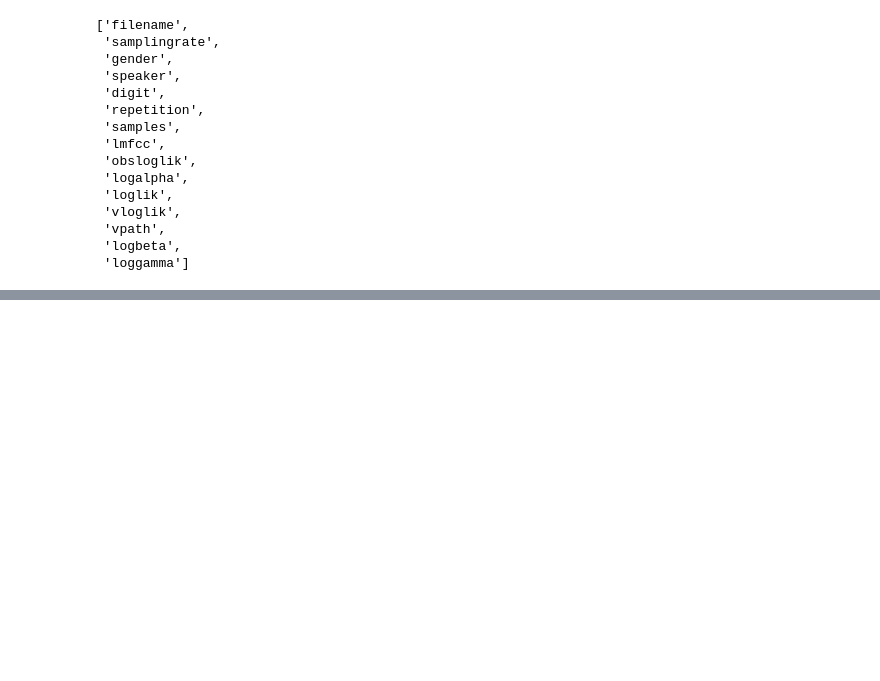
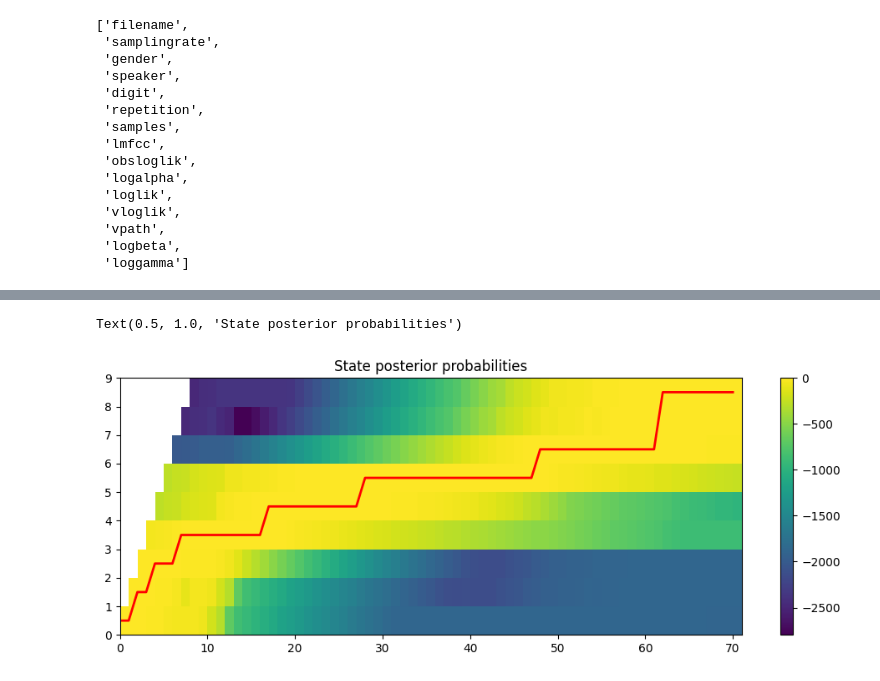
Before and after one commit to celdot/Speech_Speaker_Recognition, a Jupyter notebook: Assignements/lab2/lab2.ipynb, the cells around one changed output, grey strips where cells are left out. Saved outputs shown, nothing was run; the diff lists cells and outputs as text; code cells hidden in the pictures; blank space fills up the shorter version.

```diff
--- a/Assignements/lab2/lab2.ipynb
+++ b/Assignements/lab2/lab2.ipynb
@@ -50,0 +167,25 @@ Text(0.5, 1.0, 'HMM log-likelihood of each observation given the state')
+# %%
+def statePosteriors(log_alpha, log_beta):
+    """State posterior (gamma) probabilities in log domain.
+
+    Args:
+        log_alpha: NxM array of log forward (alpha) probabilities
+        log_beta: NxM array of log backward (beta) probabilities
+    where N is the number of frames, and M the number of states
+
+    Output:
+        log_gamma: NxM array of gamma probabilities for each of the M states in the model
+    """
+    log_gamma = log_alpha + log_beta
+    log_gamma -= logsumexp(log_gamma, axis=1)[:, np.newaxis]
+    return log_gamma
+
+log_gamma = statePosteriors(log_alpha, log_beta)
+plt.figure(figsize=(12, 4))
+plt.pcolormesh(log_gamma.T)
+plt.colorbar()
+plt.plot(viterbi_path+0.5, 'r', lw=2)
+plt.title("State posterior probabilities")
+# %% [output]
+Text(0.5, 1.0, 'State posterior probabilities')
+[figure, added]
```
Also changed, not shown: parts of 12 cells of this notebook, 2 other files.
